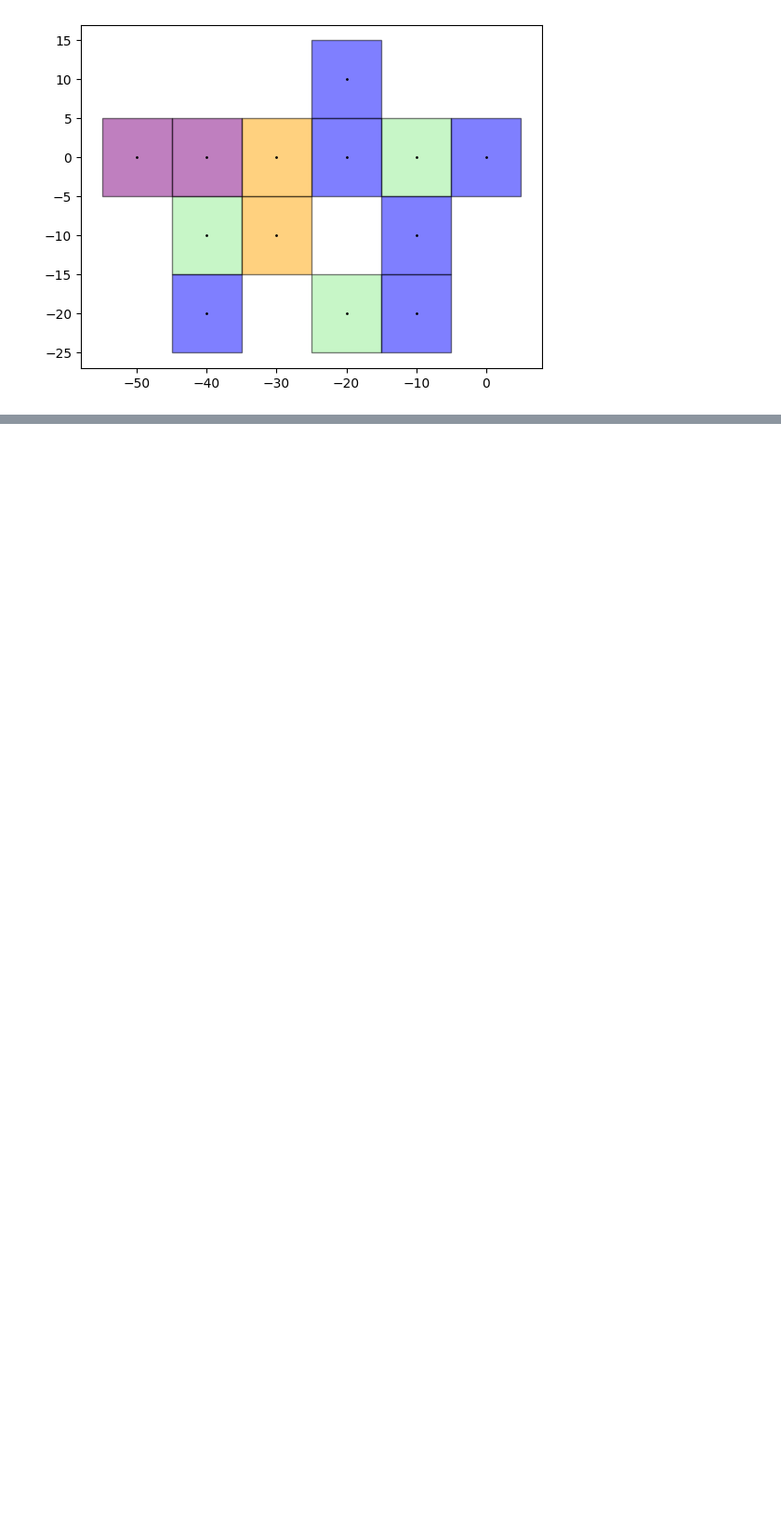
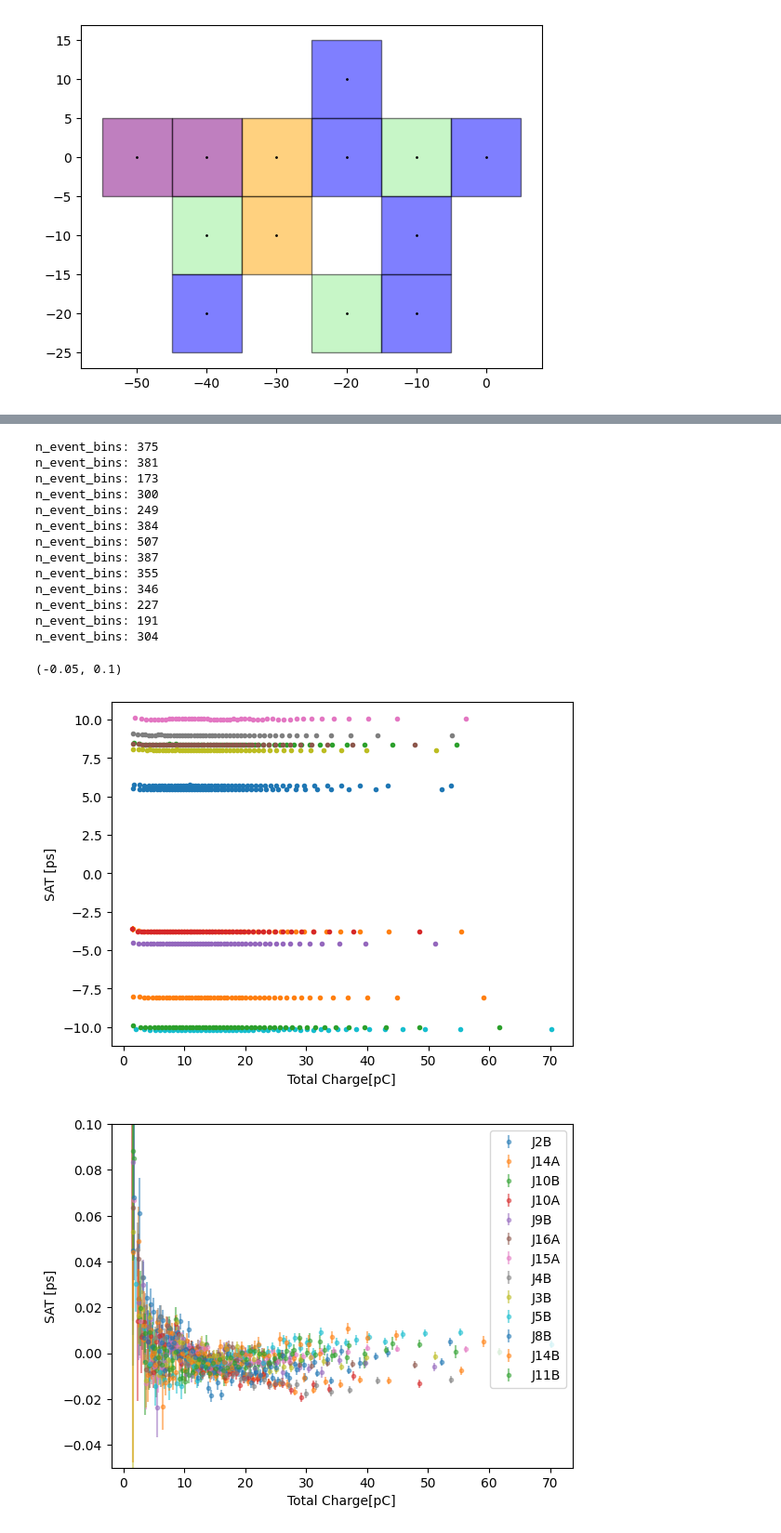
Before and after one commit to akallitss/py_analysis, a Jupyter notebook: 96_pad_analysis/Single_Pad_Combo_Plot.ipynb, the cells around one changed output, grey strips where cells are left out. Shown at 93% size. Saved outputs shown, nothing was run; the diff lists cells and outputs as text; code cells hidden in the pictures; blank space fills up the shorter version.

Commit message:
Single_Pad_Combo_Plot.ipynb got combined plot and sat plots.
Pretty much finished

```diff
--- a/96_pad_analysis/Single_Pad_Combo_Plot.ipynb
+++ b/96_pad_analysis/Single_Pad_Combo_Plot.ipynb
@@ -63,6 +63,7 @@ class Pad:
         self.pool_num = pool_num
         self.mm_channel = mm_channel
         self.pad_index = pad_index
+        self.name = None
         self.x_center = None
         self.y_center = None
         self.df = None
@@ -211,6 +229,11 @@ detector1.plot_detector(ax_in=ax, global_coords=True, zorder=20)
 pad_runs_3 = [
     334,
     343
+]
+
+pad_names_3 = [
+    'J5B',
+    'J8B'
 ]
 
 pads_3 = []
@@ -219,6 +242,7 @@ for pad_i, run_number in enumerate(pad_runs_3):
     pool_num = df_row['pool_number']
     mm_channel = df_row['channel_number']
     pad_i = Pad(run_number, int(pool_num), mm_channel, pad_i)
+    pad_i.name = pad_names_3[pad_i.pad_index]
     x_center, y_center = Measure(df_row['x_center'], df_row['x_center_err']), Measure(df_row['y_center'], df_row['y_center_err'])
     pad_i.x_center = x_center
     pad_i.y_center = y_center
@@ -271,12 +295,18 @@ pad_channels_4 = [
     'C2'
 ]
 
+pad_names_4 = [
+    'J14B',
+    'J11B'
+]
+
 pads_4 = []
 for pad_i, channel_number in enumerate(pad_channels_4):
     df_row = df_scan_pool8[df_scan_pool8['channel_number'] == channel_number].iloc[0]
     pool_num = df_row['pool_number']
     mm_channel = df_row['channel_number']
     pad_i = Pad(358, int(pool_num), mm_channel, pad_i)
+    pad_i.name = pad_names_4[pad_i.pad_index]
     x_center, y_center = Measure(df_row['x_center'], df_row['x_center_err']), Measure(df_row['y_center'], df_row['y_center_err'])
     pad_i.x_center = x_center
     pad_i.y_center = y_center
@@ -825,0 +457,63 @@ plot_2D_efficiency_scan(efficiencies, scan_xs, scan_ys, scan_events=eff_events,
+# %%
+all_pads = [pads_1, pads_2, pads_3, pads_4]
+# %%
+time_walk_nbins = 50  # For SAT vs charge
+n_charge_bins = 50  # For resolution vs charge fits
+abs_t_max = 15  # Quick and sloppy way to remove outliers
+
+time_walk_func = time_walk_double_exponential
+p0_time_walk = [1.0, -0.1, 0.5, -0.1, 4] #ampl1, decay1, amp2, decay2, bsl
+
+p0_resol = [30, -0.1, 10, -0.05, 20]
+resol_func = time_walk_double_exponential
+resolution_correction_to_use = 'Corrected Gaus'  # Correction to use moving forward
+
+binning_type = 'equal_stats'
+percentile_cut=(2, 98)
+r_square = 5  # mm
+
+fig, ax = plt.subplots()
+fig2, ax2 = plt.subplots()
+for pads in all_pads:
+    for pad_i in pads:
+        pad_idx = pad_i.pad_index
+        center_mask = (
+            (pad_i.df['hitX'] >= pad_i.x_center - r_square) & (pad_i.df['hitX'] <= pad_i.x_center + r_square) &
+            (pad_i.df['hitY'] >= pad_i.y_center - r_square) & (pad_i.df['hitY'] <= pad_i.y_center + r_square)
+        )
+        df_pad = pad_i.df[center_mask & (np.abs(pad_i.df['time_diff']) < abs_t_max)]
+
+        time_diffs_i, charges_i = df_pad['time_diff'], df_pad['totcharge']
+        charges_i, time_diffs_i = filter_sort_charges_time_diffs(time_diffs_i, charges_i)
+        fig3, ax3 = plt.subplots()
+        ax3.scatter(charges_i, time_diffs_i)
+        ax3.set_xlabel('Total Charge[pC]')
+        ax3.set_ylabel('SAT [ps]')
+        avg_charges, med_time_diffs, std_err_time_diffs, gaus_means, gaus_mean_errs = get_time_walk_binned(time_diffs_i, charges_i, binning_type, time_walk_nbins, percentile_cut)
+        ax.errorbar(avg_charges, gaus_means, yerr=gaus_mean_errs, fmt='.', label=f'Pad {pad_idx}')
+        ax.set_xlabel('Total Charge[pC]')
+        ax.set_ylabel('SAT [ps]')
+        ax2.errorbar(avg_charges, np.array(gaus_means) - np.mean(gaus_means), yerr=gaus_mean_errs, fmt='.', alpha=0.5, label=pad_i.name)
+        ax2.set_xlabel('Total Charge[pC]')
+        ax2.set_ylabel('SAT [ps]')
+        if np.max(gaus_mean_errs) > 1000:
+            print(f'Pad {pad_idx} is too big -- {np.max(gaus_mean_errs)}')
+ax2.legend()
+ax2.set_ylim(bottom=-0.05, top=0.1)
+# %% [output]
+n_event_bins: 375
+n_event_bins: 381
+n_event_bins: 173
+n_event_bins: 300
+n_event_bins: 249
+n_event_bins: 384
+n_event_bins: 507
+n_event_bins: 387
+n_event_bins: 355
+n_event_bins: 346
+n_event_bins: 227
+n_event_bins: 191
+n_event_bins: 304
+(-0.05, 0.1)
+[figure, added]
+[figure, added]
```
Also changed, not shown: parts of 21 cells of this notebook.
